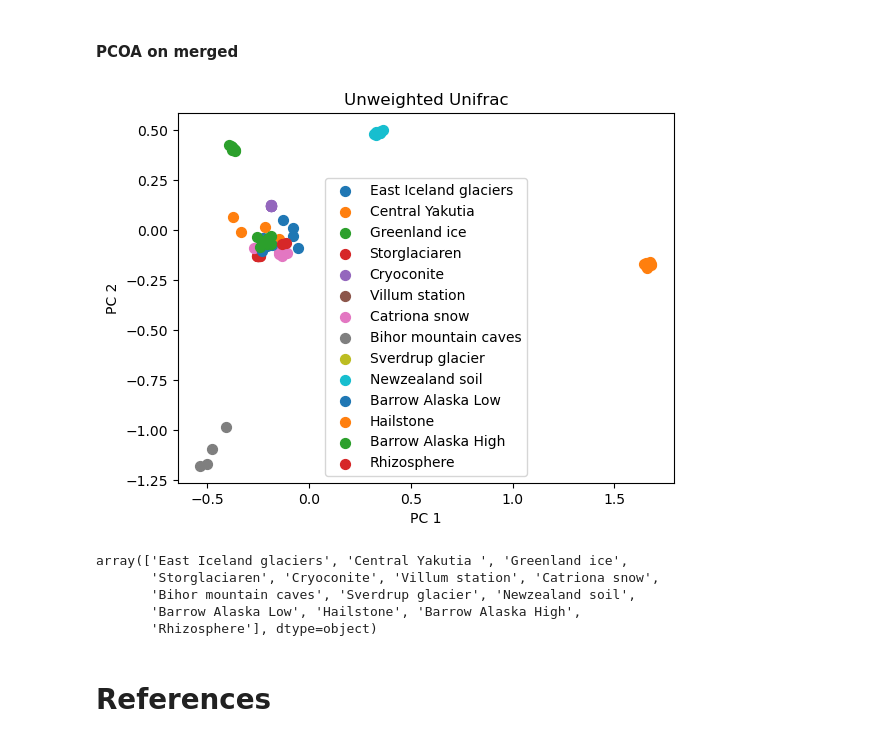
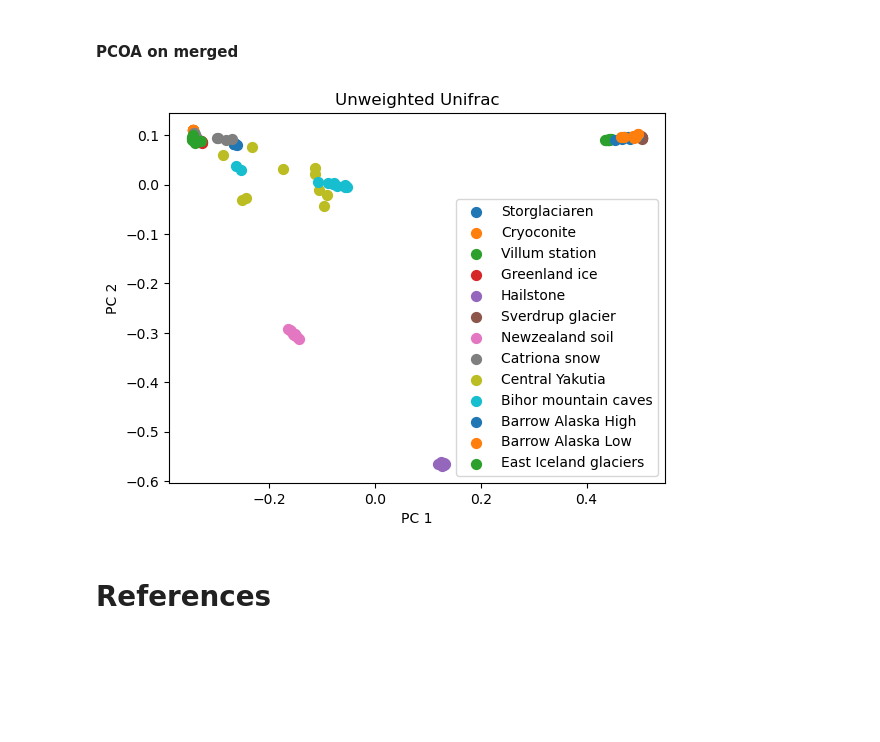
Before and after one commit to SJ-31/Cryosphere-ICCS261, a Jupyter notebook: main.ipynb, the cells around one changed output. Drawn from its saved outputs; the diff is of its cells as text; code cells hidden in the pictures; blank space fills up the shorter version.

```diff
--- a/main.ipynb
+++ b/main.ipynb
@@ -291,7 +291,7 @@ Non-phylogenetic metrics assume everything is equally related to each other, so
 Phylogenetic metrics take into account similarity based on evolutionary relation, resulting in better scaling for genetic distance
 # %%
 # Graphing functions
-def plot_pcoa(pcoa_data: pd.DataFrame, title: str,
+def plot_pcoa_2d(pcoa_data: pd.DataFrame, title: str,
                 highlight: str):
     fig, ax = plt.subplots()
     classes = pcoa_data[highlight].unique()
@@ -307,16 +307,10 @@ def plot_pcoa(pcoa_data: pd.DataFrame, title: str,
 #### PCOA on merged
 # %%
 # Load all pcoa artifacts into dataframes and merge with metadata
-import all_artifacts
-plot_pcoa(pcoaWU, 'Unweighted Unifrac', 'Location')
-pcoaWU['Location'].unique()
+from all_artifacts import *
+plot_pcoa_2d(pcoaNU, 'Unweighted Unifrac', 'Location')
 # %% [output]
-[figure, old version]
+[figure, new version]
-array(['East Iceland glaciers', 'Central Yakutia ', 'Greenland ice',
-       'Storglaciaren', 'Cryoconite', 'Villum station', 'Catriona snow',
-       'Bihor mountain caves', 'Sverdrup glacier', 'Newzealand soil',
-       'Barrow Alaska Low', 'Hailstone', 'Barrow Alaska High',
-       'Rhizosphere'], dtype=object)
 # %% [markdown]
 # References
 # %% [markdown]
```
Also changed, not shown: 6 other files.
